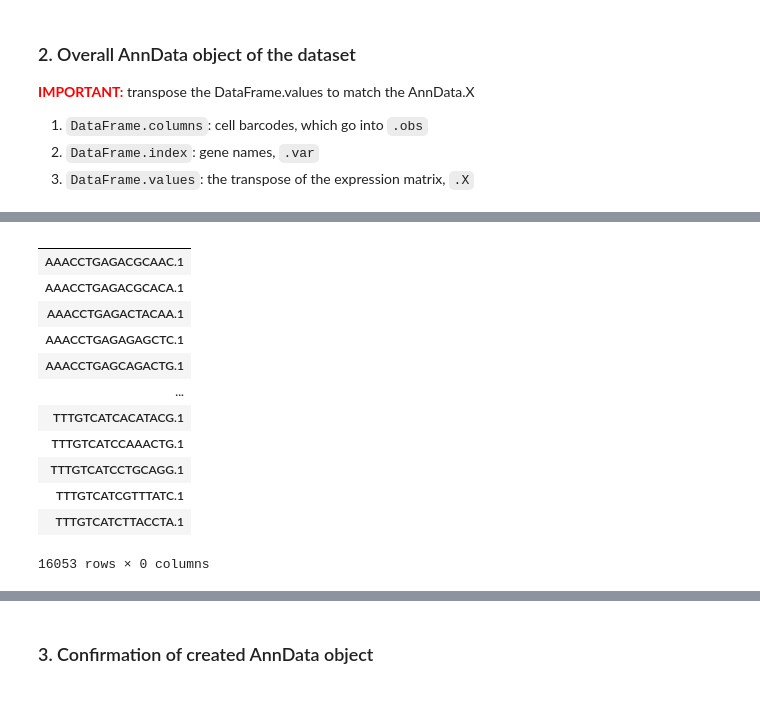
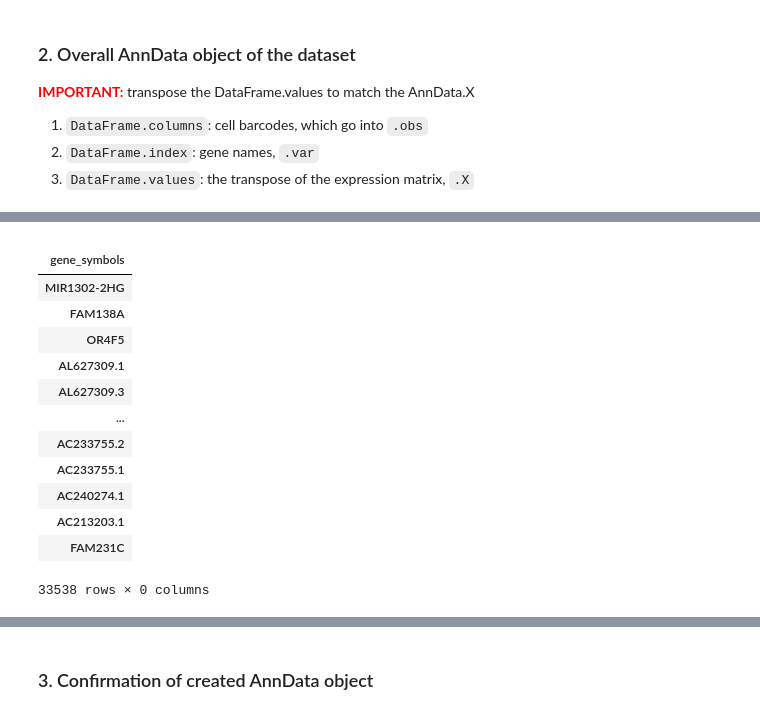
Before and after one commit to tuonglab/pan-paedcancer-scrnaseq, a Jupyter notebook: notebooks/GSE137804.ipynb, the cells around one changed output, grey strips where cells are left out. Saved outputs shown, nothing was run; the diff lists cells and outputs as text; code cells hidden in the pictures.

```diff
--- a/notebooks/GSE137804.ipynb
+++ b/notebooks/GSE137804.ipynb
@@ -273,16 +331,17 @@ GSM4088780 T69
-# %%
-obs_name
-# %% [output]
-|  |
-| AAACCTGAGACGCAAC.1 |
-| AAACCTGAGACGCACA.1 |
-| AAACCTGAGACTACAA.1 |
-| AAACCTGAGAGAGCTC.1 |
-| AAACCTGAGCAGACTG.1 |
-| ... |
-| TTTGTCATCACATACG.1 |
-| TTTGTCATCCAAACTG.1 |
-| TTTGTCATCCTGCAGG.1 |
-| TTTGTCATCGTTTATC.1 |
-| TTTGTCATCTTACCTA.1 |
-16053 rows × 0 columns
+# %%
+sample.var
+# %% [output]
+|  |
+| gene_symbols |
+| MIR1302-2HG |
+| FAM138A |
+| OR4F5 |
+| AL627309.1 |
+| AL627309.3 |
+| ... |
+| AC233755.2 |
+| AC233755.1 |
+| AC240274.1 |
+| AC213203.1 |
+| FAM231C |
+33538 rows × 0 columns
```
Also changed, not shown: parts of 11 cells of this notebook.
